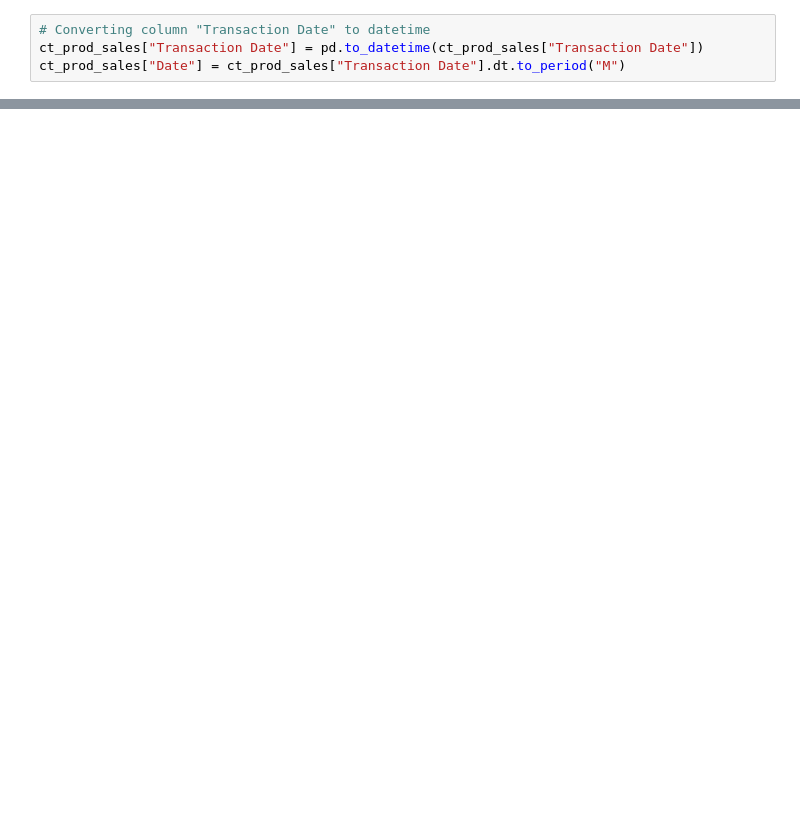
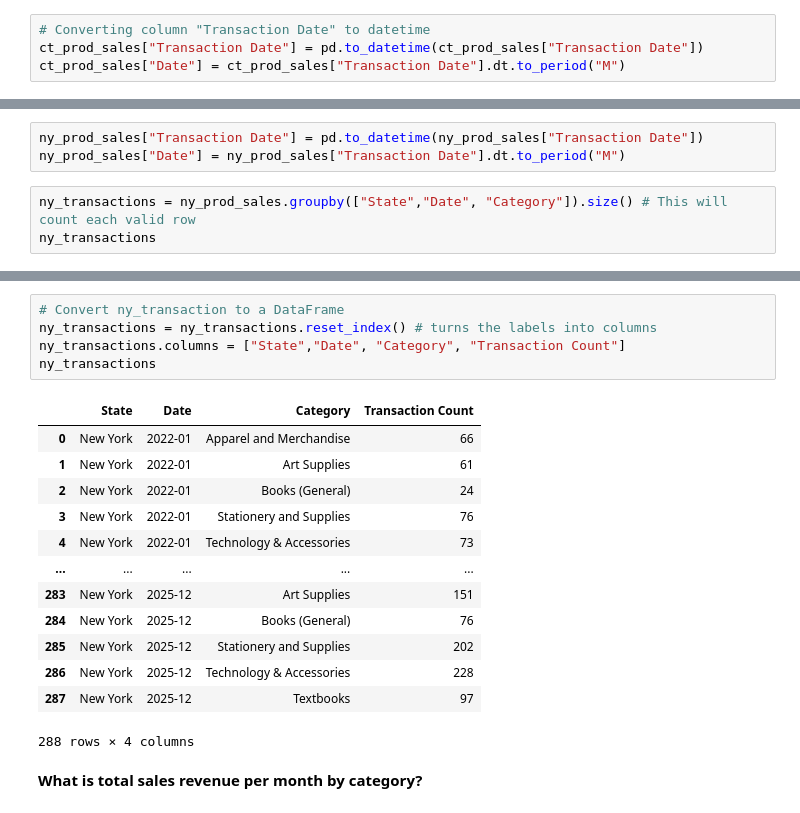
Before and after one commit to ktran-dot1/Capstone_2, a Jupyter notebook: Tran__sales_analysis.ipynb, the cells around one changed output, grey strips where cells are left out. Cells and saved outputs as stored; diff of their text form; blank space fills up the shorter version.

```diff
--- a/Tran__sales_analysis.ipynb
+++ b/Tran__sales_analysis.ipynb
@@ -479,0 +501,6 @@ ct_transactions
+# %%
+ny_prod_sales["Transaction Date"] = pd.to_datetime(ny_prod_sales["Transaction Date"])
+ny_prod_sales["Date"] = ny_prod_sales["Transaction Date"].dt.to_period("M")
+# %%
+ny_transactions = ny_prod_sales.groupby(["State","Date", "Category"]).size() # This will count each valid row
+ny_transactions
@@ -479,0 +521,21 @@ ct_transactions
+# %%
+# Convert ny_transaction to a DataFrame
+ny_transactions = ny_transactions.reset_index() # turns the labels into columns
+ny_transactions.columns = ["State","Date", "Category", "Transaction Count"]
+ny_transactions
+# %% [output]
+|  | State | Date | Category | Transaction Count |
+| 0 | New York | 2022-01 | Apparel and Merchandise | 66 |
+| 1 | New York | 2022-01 | Art Supplies | 61 |
+| 2 | New York | 2022-01 | Books (General) | 24 |
+| 3 | New York | 2022-01 | Stationery and Supplies | 76 |
+| 4 | New York | 2022-01 | Technology & Accessories | 73 |
+| ... | ... | ... | ... | ... |
+| 283 | New York | 2025-12 | Art Supplies | 151 |
+| 284 | New York | 2025-12 | Books (General) | 76 |
+| 285 | New York | 2025-12 | Stationery and Supplies | 202 |
+| 286 | New York | 2025-12 | Technology & Accessories | 228 |
+| 287 | New York | 2025-12 | Textbooks | 97 |
+288 rows × 4 columns
+# %% [markdown]
+**What is total sales revenue per month by category?**
```
Also changed, not shown: parts of 11 cells of this notebook.
